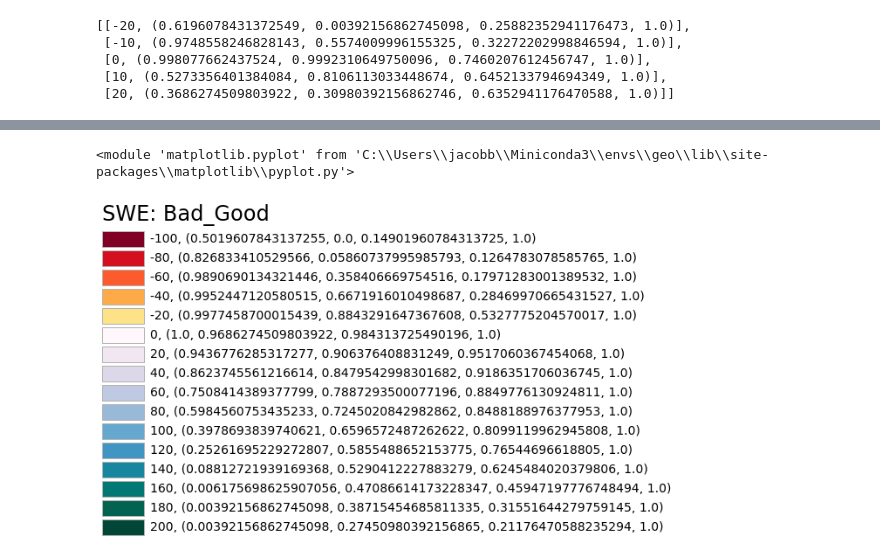
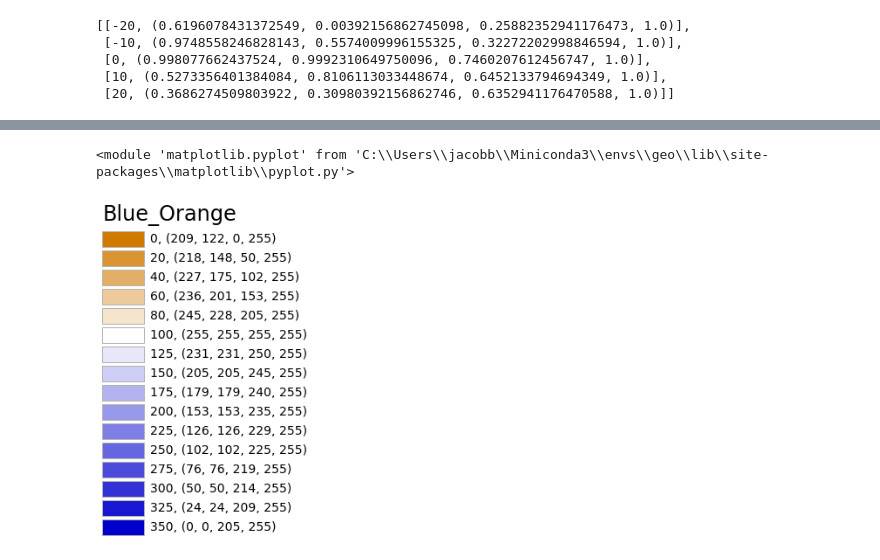
Before and after one commit to bruxerjk/coloUrs, a Jupyter notebook: selecting_from_diverging_colormap.ipynb, the cells around one changed output, grey strips where cells are left out. Cells and saved outputs as stored; diff of their text form; code cells hidden in the pictures.

Commit message:
added to my_cmaps, updated functions in jupyternb

```diff
--- a/selecting_from_diverging_colormap.ipynb
+++ b/selecting_from_diverging_colormap.ipynb
@@ -11,15 +13,15 @@ from matplotlib.patches import Rectangle
 def get_z(level, min_level, max_level):
     '''
     Returns a float between 0 and 1 indicating the point where "level" falls on
-    a diverging colormap.
+    a diverging colourmap.
 
     The min_level should be below zero, the max_level above zero, i.e.,
     if level = min_level, then z = 0
     if level = max_level, then z = 1
 
-    The diverging color map will always be segregated above and below zero correctly.
+    The diverging colour map will always be segregated above and below zero correctly.
 
-    This means that a level = 0 will always return z = 0.5 (i.e., indicating the mid-point of the colormap), and
+    This means that a level = 0 will always return z = 0.5 (i.e., indicating the mid-point of the colourmap), and
     for level values below zero, z is between 0 and 0.5; for level values above zero, z is between 0.5 and 1.
 
     '''
@@ -180,26 +211,29 @@ def plot_colortable(colors, title, sort_colors=False, emptycols=0):
 
     return plt
 # %%
-levels = list(range(-100,0,20)) + list(range(0,201,20))
+levels = list(range(-100,0,20)) + list(range(0,251,25))
 
 # Matplotlib
 cmap = 'RdYlBu'
 colour_list = get_colour_list(cmap, levels)
-plot_colortable(colour_list, "SWE: " + cmap,
-                sort_colors=False, emptycols=3)
+plot_colourtable(colour_list, cmap,
+                emptycols=3)
 
+# add 100 to the levels (this converts levels as anomaly % relative to normal, to % of normal)
+# convert RGBA colours from values between 0 and 1 to values between 0 and 255
 cmap = 'Spectral'
 colour_list = get_colour_list(cmap, levels)
-plot_colortable(colour_list, "SWE: " + cmap,
-                sort_colors=False, emptycols=3)
+plot_colourtable(colour_list, cmap,
+                emptycols=3, level_add_100=True, colours_x_255=True)
 
+# print the colours separate from the graph
 cmap = 'BrBG'
 colour_list = get_colour_list(cmap, levels)
-plot_colortable(colour_list, "SWE: " + cmap,
-                sort_colors=False, emptycols=3)
+plot_colourtable(colour_list, cmap,
+                emptycols=3, level_add_100=True, colours_x_255=True, print_colours=True)
 
 cmap = 'PuOr'
 colour_list = get_colour_list(cmap, levels)
-plot_colortable(colour_list, "SWE: " + cmap,
-                sort_colors=False, emptycols=3)
+plot_colourtable(colour_list, cmap,
+                emptycols=3)
 # %% [output]
@@ -270,10 +339,10 @@ plot_colortable(colour_list, "SWE: " + CyPu.name,
 # %%
-# combine two colour maps
-badgood = my_cmaps.my_combined_cmap("YlOrRd_r", "PuBuGn", "Bad_Good")
-colour_list = get_colour_list(badgood, levels)
-plot_colortable(colour_list, "SWE: " + badgood.name,
-                sort_colors=False, emptycols=3)
+# create a diverging colourmap from two end colours
+BlOr = my_cmaps.my_diverging_cmap("#d17a00", "mediumblue", "Blue_Orange")
+colour_list = get_colour_list(BlOr, levels)
+plot_colourtable(colour_list, BlOr.name,
+                emptycols=3, level_add_100=True, colours_x_255=True)
 # %% [output]
 <module 'matplotlib.pyplot' from 'C:\\Users\\jacobb\\Miniconda3\\envs\\geo\\lib\\site-packages\\matplotlib\\pyplot.py'>
-[figure, old version]
+[figure, new version]
 # %%
```
Also changed, not shown: parts of 13 cells of this notebook, 2 other files.
